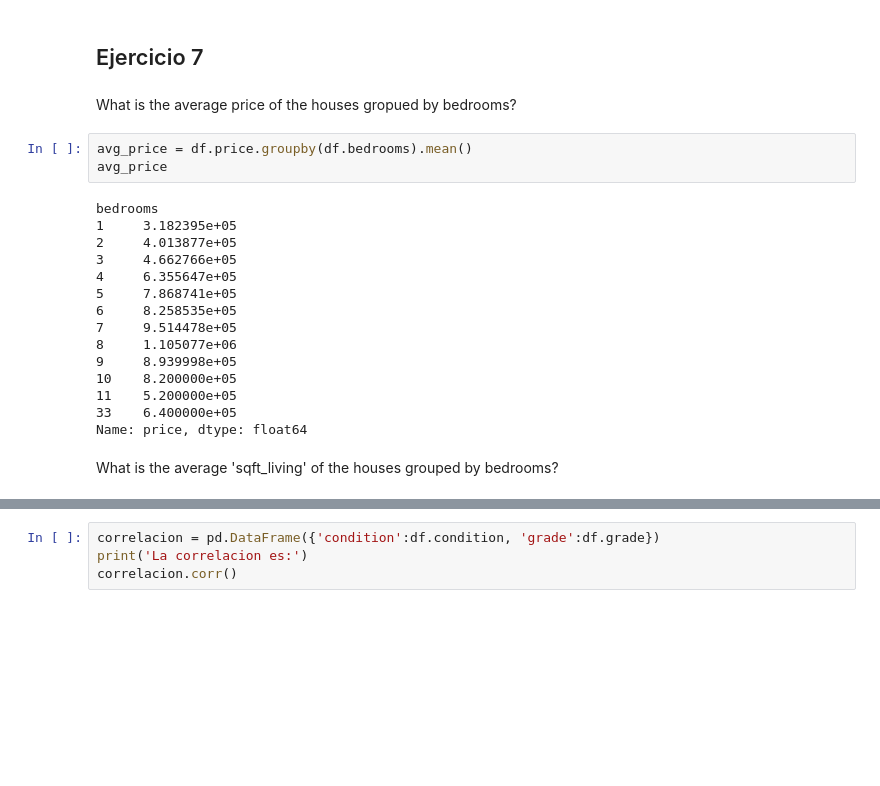
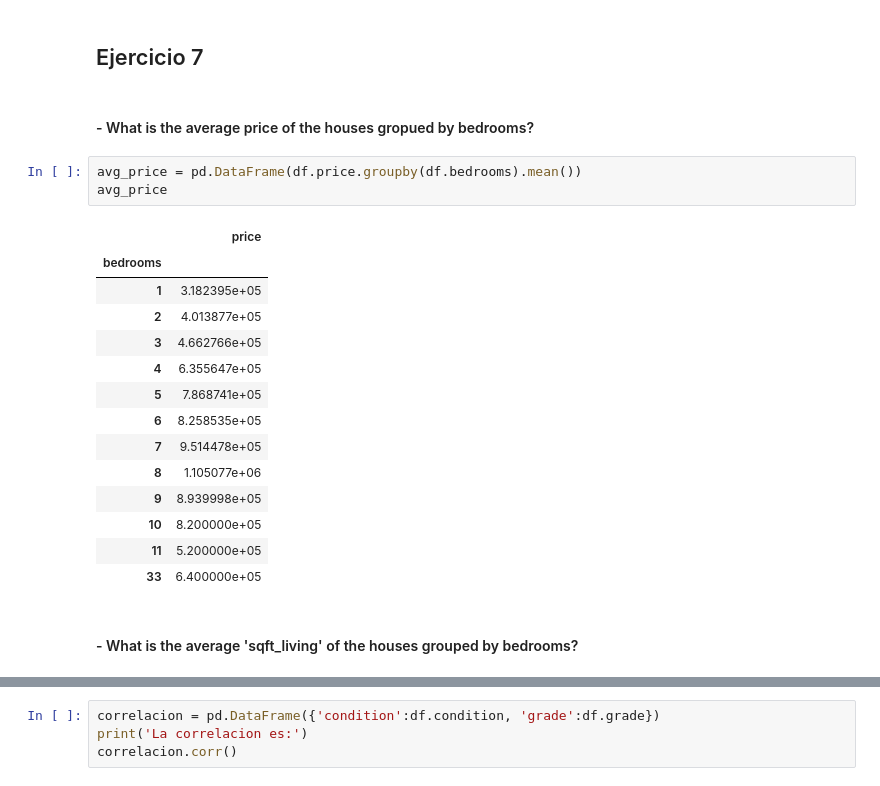
Before and after one commit to rnoguer22/Proyecto_Final_Cipollos, a Jupyter notebook: questions.ipynb, the cells around one changed output, grey strips where cells are left out. Drawn from its saved outputs; the diff is of its cells as text; blank space fills up the shorter version.

```diff
--- a/questions.ipynb
+++ b/questions.ipynb
@@ -106,25 +131,25 @@ La media del precio de las casas es 540296.57
 # %% [markdown]
 ## Ejercicio 7
 # %% [markdown]
-What is the average price of the houses gropued by bedrooms?
+#### - What is the average price of the houses gropued by bedrooms?
 # %%
-avg_price = df.price.groupby(df.bedrooms).mean()
+avg_price = pd.DataFrame(df.price.groupby(df.bedrooms).mean())
 avg_price
 # %% [output]
-bedrooms
-1     3.182395e+05
-2     4.013877e+05
-3     4.662766e+05
-4     6.355647e+05
-5     7.868741e+05
-6     8.258535e+05
-7     9.514478e+05
-8     1.105077e+06
-9     8.939998e+05
-10    8.200000e+05
-11    5.200000e+05
-33    6.400000e+05
-Name: price, dtype: float64
+|  | price |
+| bedrooms |  |
+| 1 | 3.182395e+05 |
+| 2 | 4.013877e+05 |
+| 3 | 4.662766e+05 |
+| 4 | 6.355647e+05 |
+| 5 | 7.868741e+05 |
+| 6 | 8.258535e+05 |
+| 7 | 9.514478e+05 |
+| 8 | 1.105077e+06 |
+| 9 | 8.939998e+05 |
+| 10 | 8.200000e+05 |
+| 11 | 5.200000e+05 |
+| 33 | 6.400000e+05 |
 # %% [markdown]
-What is the average 'sqft_living' of the houses grouped by bedrooms?
+#### - What is the average 'sqft_living' of the houses grouped by bedrooms?
 # %%
```
Also changed, not shown: parts of 51 cells of this notebook, 1 other file.
